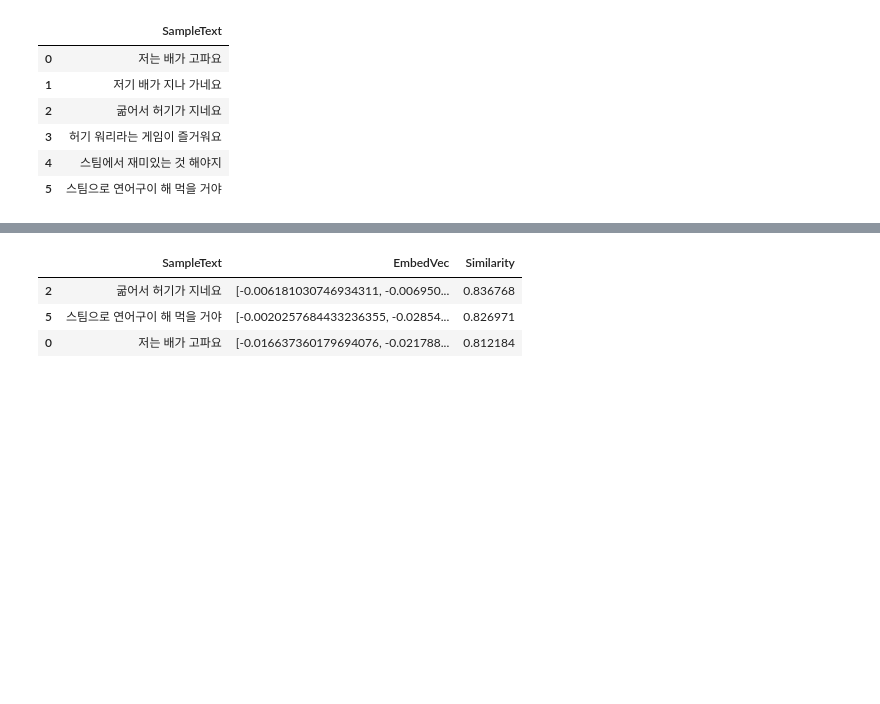
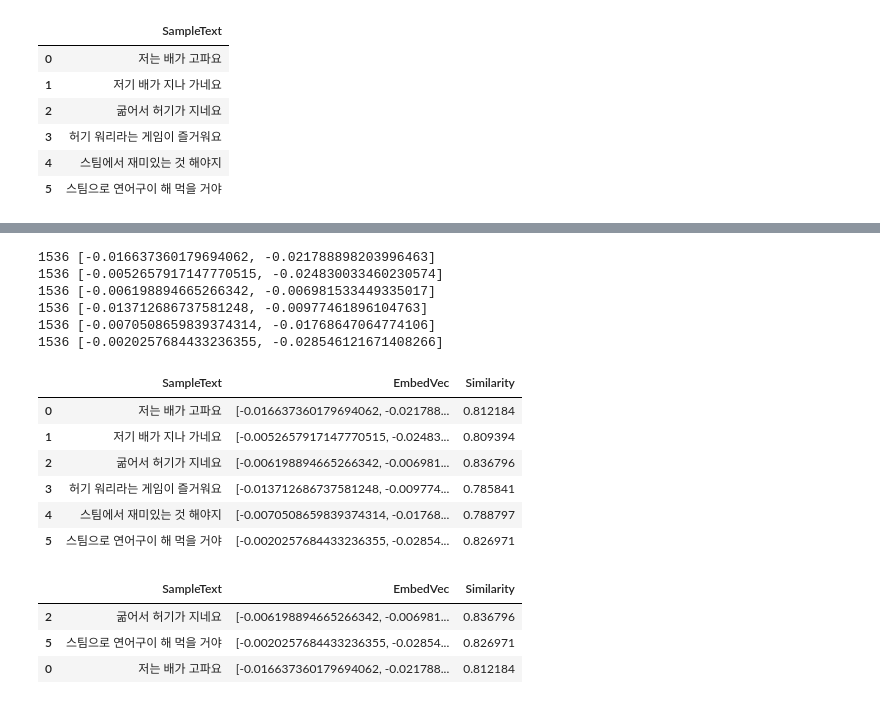
Before and after one commit to JungminLee-KR/aiHello, a Jupyter notebook: openai-app-t12/ch06/06_02_opneai_embedding.ipynb, the cells around one changed output, grey strips where cells are left out. Drawn from its saved outputs; the diff is of its cells as text; code cells hidden in the pictures; blank space fills up the shorter version.

```diff
--- a/openai-app-t12/ch06/06_02_opneai_embedding.ipynb
+++ b/openai-app-t12/ch06/06_02_opneai_embedding.ipynb
@@ -58,21 +61,45 @@ AttributeError: module 'numpy' has no attribute 'iterable'
+# %%
+for embedVec in df.EmbedVec:
+    print( len(embedVec), embedVec[:2] )
+# %% [output]
+1536 [-0.016637360179694062, -0.021788898203996463]
+1536 [-0.0052657917147770515, -0.024830033460230574]
+1536 [-0.006198894665266342, -0.006981533449335017]
+1536 [-0.013712686737581248, -0.00977461896104763]
+1536 [-0.0070508659839374314, -0.01768647064774106]
+1536 [-0.0020257684433236355, -0.028546121671408266]
 # %%
 def cos_sim(a, b):
-    return dot(a, b) / norm(a) * norm(b) / norm(a) * norm(b)
+    return dot(a, b) / (norm(a) * norm(b))
 
-def get_3sim(df, queryValue):
+def calc_sim(df, queryValue):
     queryValue_embedding = get_embedding(queryValue)
+    #df['Similarity'] = df.EmbedVec.apply( cos_sim, args=(queryValue_embedding,))
+    df['Similarity'] = df.EmbedVec.apply( lambda row: cos_sim(row, queryValue_embedding) )
+    #df['Similarity'] = df.EmbedVec.apply( lambda row: cos_sim(np.array(row), np.array(queryValue_embedding) ) )
+    #df['Similarity'] = df.apply( lambda row: cos_sim(np.array(row.EmbedVec), np.array(queryValue_embedding) ), axis=1)
+    #df['Similarity'] = df.apply( lambda row: cos_sim(row.EmbedVec, queryValue_embedding), axis=1)
+    #df['Similarity'] = df.apply( lambda row: cos_sim(row.EmbedVec, queryValue_embedding), axis=1)
 
-    #df['Similarity'] = df.EmbedVec.apply(cos_sim, args=(queryValue_embedding,))
-    #df['Similarity'] = df.EmbedVec.apply( lambda row: cos_sim(row, queryValue_embedding) )
-    #df['Similarity'] = df.EmbedVec.apply( lambda row: cos_sim(np.array(row), np.array(queryValue_embedding) ) )
-    df['Similarity'] = df.apply( lambda row: cos_sim(np.array(row.EmbedVec), np.array(queryValue_embedding) ), axis=1)
-    df_top3 = df.sort_values(by=['Similarity'], ascending=False).head(3)
-    return df_top3
-
-simResult = get_3sim(df, "아무것도 안 먹었더니 꼬르륵 소리가 나네")
-simResult
+calc_sim(df, "아무것도 안 먹었더니 꼬르륵 소리가 나네")
+df
 # %% [output]
 |  | SampleText | EmbedVec | Similarity |
-| 2 | 굶어서 허기가 지네요 | [-0.006181030746934311, -0.006950... | 0.836768 |
+| 0 | 저는 배가 고파요 | [-0.016637360179694062, -0.021788... | 0.812184 |
+| 1 | 저기 배가 지나 가네요 | [-0.0052657917147770515, -0.02483... | 0.809394 |
+| 2 | 굶어서 허기가 지네요 | [-0.006198894665266342, -0.006981... | 0.836796 |
+| 3 | 허기 워리라는 게임이 즐거워요 | [-0.013712686737581248, -0.009774... | 0.785841 |
+| 4 | 스팀에서 재미있는 것 해야지 | [-0.0070508659839374314, -0.01768... | 0.788797 |
 | 5 | 스팀으로 연어구이 해 먹을 거야 | [-0.0020257684433236355, -0.02854... | 0.826971 |
-| 0 | 저는 배가 고파요 | [-0.016637360179694076, -0.021788... | 0.812184 |
+# %%
+def get_top3(df):
+    df_top3 = df.sort_values(by=['Similarity'], ascending=False).head(3)
+    return df_top3
+
+result_top3 = get_top3(df)
+result_top3
+# %% [output]
+|  | SampleText | EmbedVec | Similarity |
+| 2 | 굶어서 허기가 지네요 | [-0.006198894665266342, -0.006981... | 0.836796 |
+| 5 | 스팀으로 연어구이 해 먹을 거야 | [-0.0020257684433236355, -0.02854... | 0.826971 |
+| 0 | 저는 배가 고파요 | [-0.016637360179694062, -0.021788... | 0.812184 |
```
Also changed, not shown: parts of 3 cells of this notebook, 2 other files.
